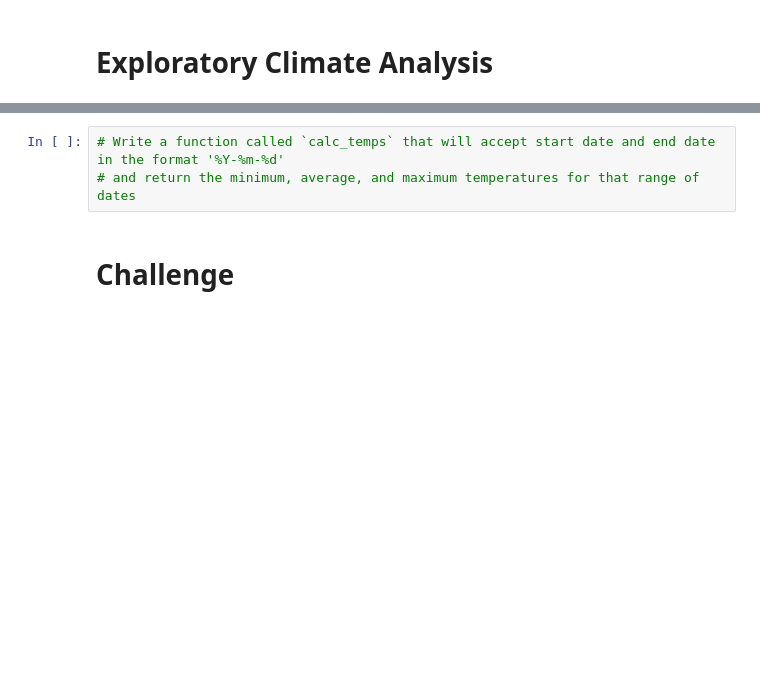
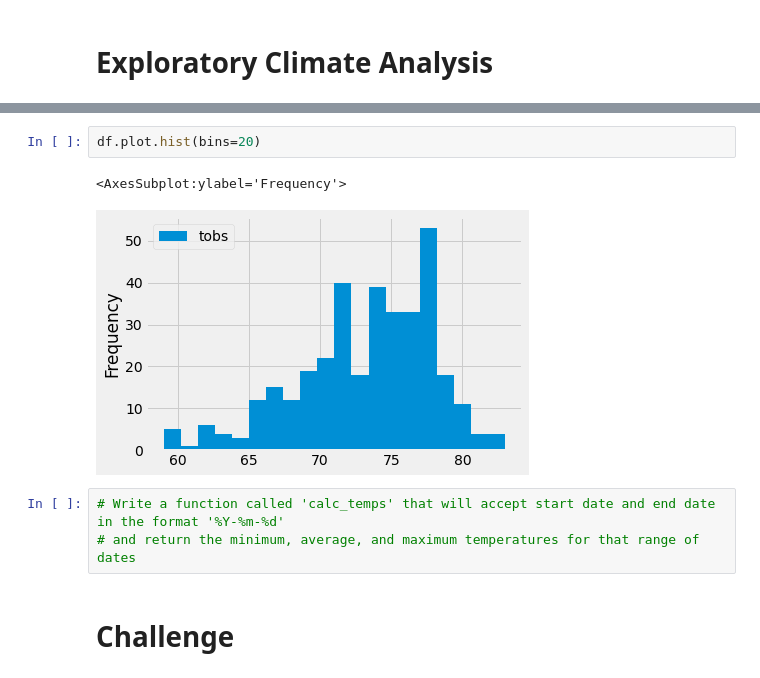
Before and after one commit to CieloCris/surfs_up, a Jupyter notebook: climate_analysis.ipynb, the cells around one changed output, grey strips where cells are left out. Saved outputs shown, nothing was run; the diff lists cells and outputs as text; blank space fills up the shorter version.

```diff
--- a/climate_analysis.ipynb
+++ b/climate_analysis.ipynb
@@ -70,5 +206,10 @@ session = Session(engine)
+# %%
+df.plot.hist(bins=20)
+# %% [output]
+<AxesSubplot:ylabel='Frequency'>
+[figure, added]
 # %%
-# Write a function called `calc_temps` that will accept start date and end date in the format '%Y-%m-%d'
+# Write a function called 'calc_temps' that will accept start date and end date in the format '%Y-%m-%d'
 # and return the minimum, average, and maximum temperatures for that range of dates
 # %% [markdown]
 # Challenge
```
Also changed, not shown: parts of 14 cells of this notebook.
